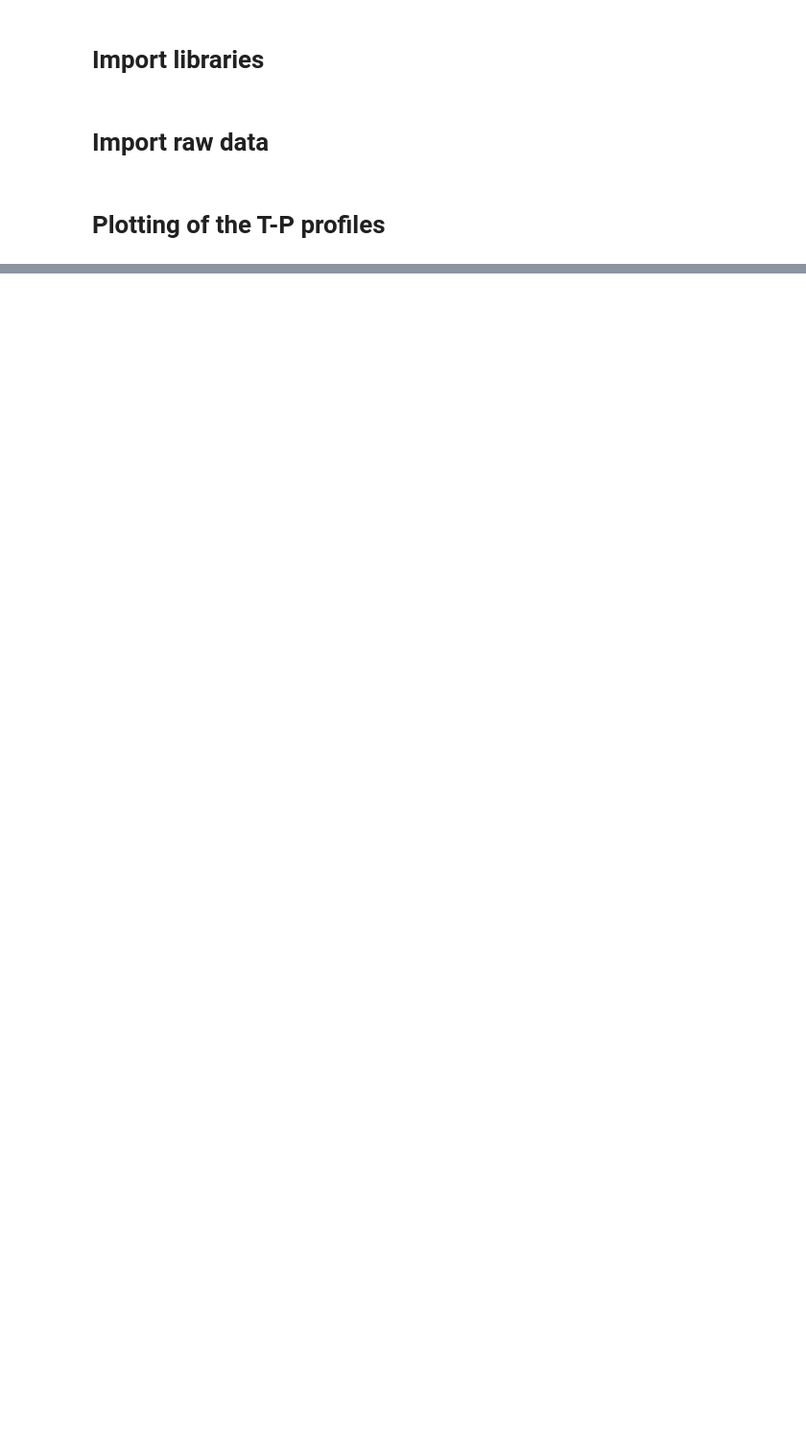
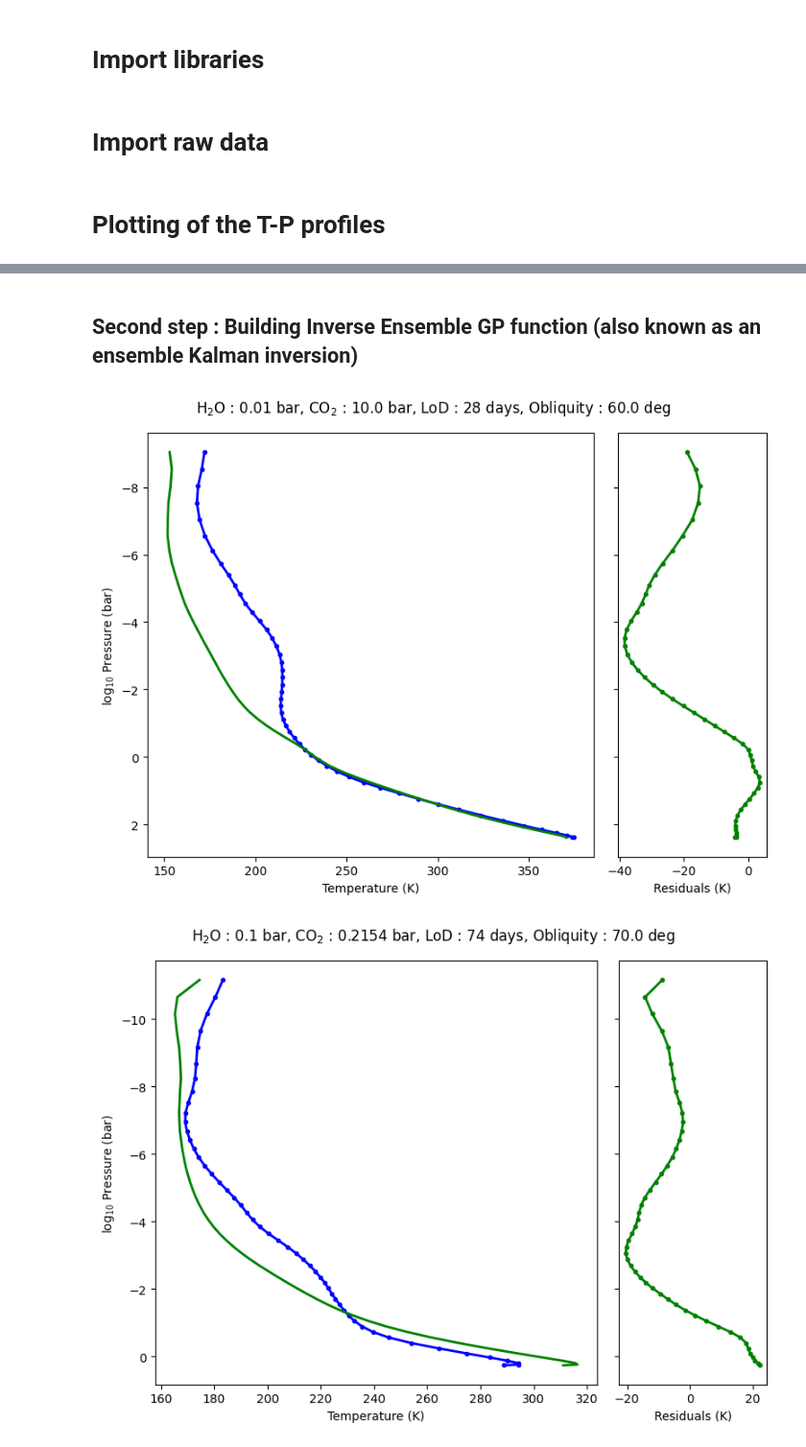
Before and after one commit to SamMerc/Second-Generals, a Jupyter notebook: Code/Plot&Fit_TP_GP.ipynb, the cells around one changed output, grey strips where cells are left out. Shown at 96% size. Drawn from its saved outputs; the diff is of its cells as text; code cells hidden in the pictures; blank space fills up the shorter version.

Commit message:
2025-10-11 Implemented ensemble GPs for the forward and inverse problems. Got results that seem reasonable, although GP is not the way to go (too simple)

```diff
--- a/Code/Plot&Fit_TP_GP.ipynb
+++ b/Code/Plot&Fit_TP_GP.ipynb
@@ -15,10 +16,15 @@ raw_T_data = np.loadtxt('/Users/samsonmercier/Desktop/Work/PhD/Research/Second_G
 raw_P_data = np.loadtxt('/Users/samsonmercier/Desktop/Work/PhD/Research/Second_Generals/Data/bt-4500k/training_data_P.csv', delimiter=',')
 
 #Last 51 columns are the temperature/pressure values,
-#First 5 are the input values (H2 pressure in bar, CO2 pressure in bar, LoD in hours, Obliquity in deg, H2+Co2 pressure)
-raw_inputs = raw_T_data[:, :5]
+#First 5 are the input values (H2 pressure in bar, CO2 pressure in bar, LoD in hours, Obliquity in deg, H2+Co2 pressure) but we remove the last one since it's not adding info.
+raw_inputs = raw_T_data[:, :4]
 raw_outputs_T = raw_T_data[:, 5:]
 raw_outputs_P = raw_P_data[:, 5:]
+
+#Storing useful quantitites
+N = raw_inputs.shape[0] #Number of data points
+D = raw_inputs.shape[1] #Number of features
+O = raw_outputs_T.shape[1] #Number of outputs
 # %% [markdown]
 # Plotting of the T-P profiles
 # %%
@@ -69,0 +420,2 @@ plt.show()
+# %% [markdown]
+## Second step : Building Inverse Ensemble GP function (also known as an ensemble Kalman inversion)
@@ -69,0 +471,30 @@ plt.show()
+# %%
+# Retrieve model features for all the testing data
+model_test_outputs_T, model_test_outputs_T_cov = ens_GP(train_inputs, train_outputs_T, test_inputs, 1e-9)
+
+# Retrieve errors on the model features
+model_test_outputs_T_err = np.sqrt(np.diag(model_test_outputs_T_cov))
+# %%
+# Basic diagnostic plot
+
+#Comparing predicted T-P profiles vs true T-P profiles with residuals
+substep = 500
+
+for test_idx, (test_input, test_output_T, test_output_P, pred_output_T) in enumerate(zip(test_inputs, test_outputs_T, test_outputs_P, model_test_outputs_T)):
+
+    #Plotting
+    if (test_idx % substep == 0):
+        fig, (ax1, ax2) = plt.subplots(1, 2, figsize=[8, 6], sharey=True, gridspec_kw = {'width_ratios':[3, 1]})
+        ax1.plot(test_output_T, np.log(test_output_P/1000), '.', linestyle='-', color='blue', linewidth=2)
+        ax1.plot(pred_output_T, np.log(test_output_P/1000), color='green', linewidth=2)
+        ax1.invert_yaxis()
+        ax1.set_ylabel(r'log$_{10}$ Pressure (bar)')
+        ax1.set_xlabel('Temperature (K)')
+        ax2.plot(pred_output_T - test_output_T, np.log(test_output_P/1000), '.', linestyle='-', color='green', linewidth=2)
+        ax2.set_xlabel('Residuals (K)')
+        plt.suptitle(rf'H$_2$O : {test_input[0]} bar, CO$_2$ : {test_input[1]} bar, LoD : {test_input[2]:.0f} days, Obliquity : {test_input[3]} deg')
+        plt.tight_layout()
+        plt.show()
+# %% [output]
+[figure, added]
+[figure, added]
```
Also changed, not shown: parts of 23 cells of this notebook.
